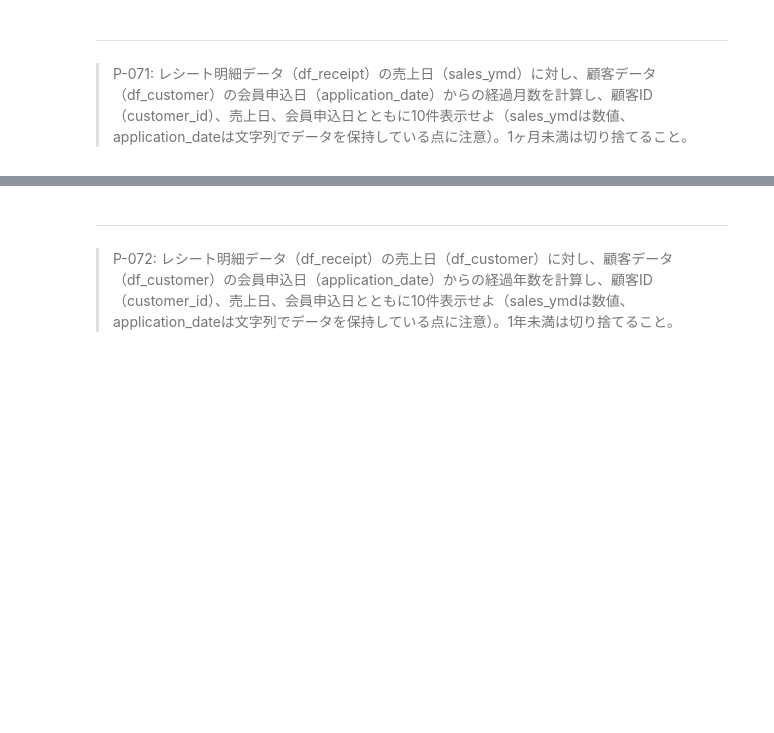
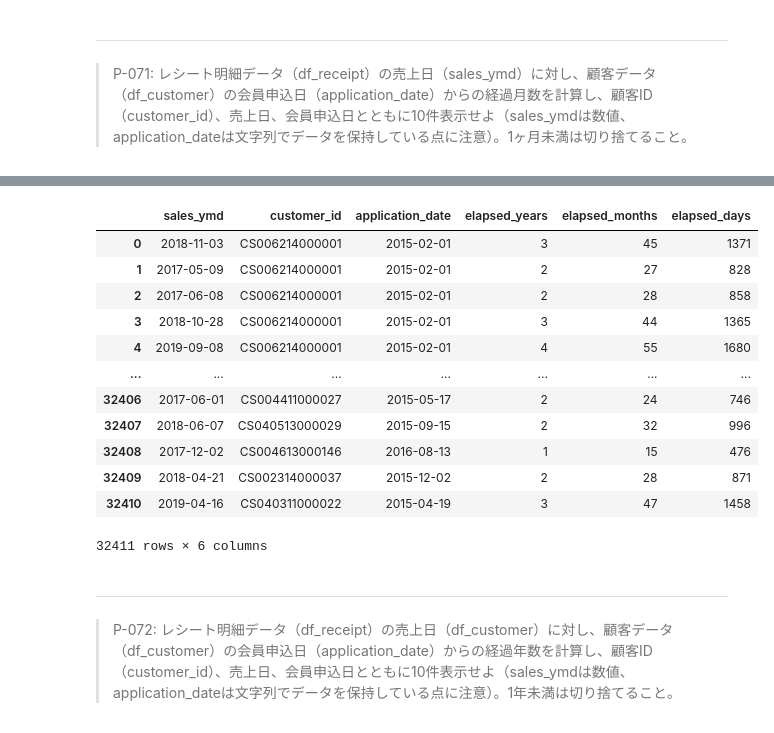
Before and after one commit to koki-sugai/preprocess_knock_Python_sugai, a Jupyter notebook: preprocess_knock_Python_Colab.ipynb, the cells around one changed output, grey strips where cells are left out. Drawn from its saved outputs; the diff is of its cells as text; code cells hidden in the pictures; blank space fills up the shorter version.

```diff
--- a/preprocess_knock_Python_Colab.ipynb
+++ b/preprocess_knock_Python_Colab.ipynb
@@ -902,3 +916,35 @@ df_tmp.head(10)
+# %%
+# 実行時間: 5s
+# このデータ作成ができると...会員申し込み日からの経過月数を計算
+# → ある顧客が商品を買ってからどれくらいの期間経過したかのデータ作成ができるようになる
+# →→ 次買う時期の予測としての特徴量列として追加できる
+df_tmp = df_receipt[["sales_ymd", "customer_id"]].drop_duplicates()
+# 商品を購入されたとき、誰が購入したか、また、購入した人の会員登録日
+df_tmp = pd.merge(df_tmp, df_customer[["customer_id", "application_date"]],
+                  how="inner",
+                  on="customer_id")
+df_tmp["sales_ymd"] = pd.to_datetime(df_tmp["sales_ymd"].astype(str)) # 読みやすくする
+df_tmp["application_date"] = pd.to_datetime(df_tmp["application_date"].astype(str)) # 明示的にstr 変換
+# 経過月の作成
+# datetimeのtimedeltaでは、暦を加味した日付計算ができない。←出来るようにしたのがrelativedelta。
+df_tmp["elapsed_years"] = df_tmp[["sales_ymd", "application_date"]].apply(lambda x: relativedelta(x[0], x[1]).years, axis=1) # 年単位
+df_tmp["elapsed_months"] = df_tmp[["sales_ymd", "application_date"]].apply(lambda x: relativedelta(x[0], x[1]).years * 12 + relativedelta(x[0], x[1]).months, axis=1)
+df_tmp["elapsed_days"] = df_tmp[["sales_ymd", "application_date"]].apply(lambda x: (x[0] - x[1]).days, axis=1) # 日付単位。※) .daysが無いと要素にdaysの文字が記載される
+df_tmp
+# %% [output]
+|  | sales_ymd | customer_id | application_date | elapsed_years | elapsed_months | elapsed_days |
+| 0 | 2018-11-03 | CS006214000001 | 2015-02-01 | 3 | 45 | 1371 |
+| 1 | 2017-05-09 | CS006214000001 | 2015-02-01 | 2 | 27 | 828 |
+| 2 | 2017-06-08 | CS006214000001 | 2015-02-01 | 2 | 28 | 858 |
+| 3 | 2018-10-28 | CS006214000001 | 2015-02-01 | 3 | 44 | 1365 |
+| 4 | 2019-09-08 | CS006214000001 | 2015-02-01 | 4 | 55 | 1680 |
+| ... | ... | ... | ... | ... | ... | ... |
+| 32406 | 2017-06-01 | CS004411000027 | 2015-05-17 | 2 | 24 | 746 |
+| 32407 | 2018-06-07 | CS040513000029 | 2015-09-15 | 2 | 32 | 996 |
+| 32408 | 2017-12-02 | CS004613000146 | 2016-08-13 | 1 | 15 | 476 |
+| 32409 | 2018-04-21 | CS002314000037 | 2015-12-02 | 2 | 28 | 871 |
+| 32410 | 2019-04-16 | CS040311000022 | 2015-04-19 | 3 | 47 | 1458 |
+32411 rows × 6 columns
 # %% [markdown]
 ---
 > P-072: レシート明細データ（df_receipt）の売上日（df_customer）に対し、顧客データ（df_customer）の会員申込日（application_date）からの経過年数を計算し、顧客ID（customer_id）、売上日、会員申込日とともに10件表示せよ（sales_ymdは数値、application_dateは文字列でデータを保持している点に注意）。1年未満は切り捨てること。
```
Also changed, not shown: parts of 4 cells of this notebook.
